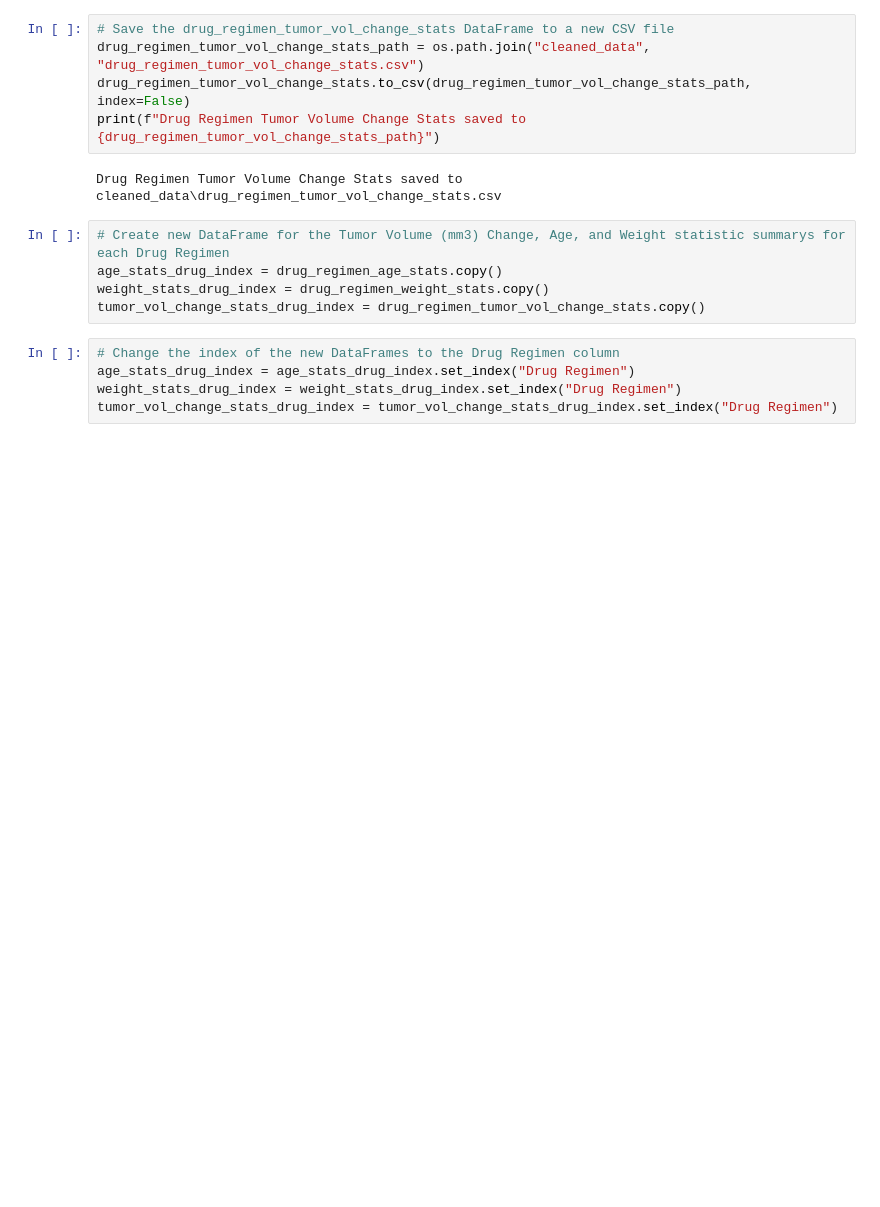
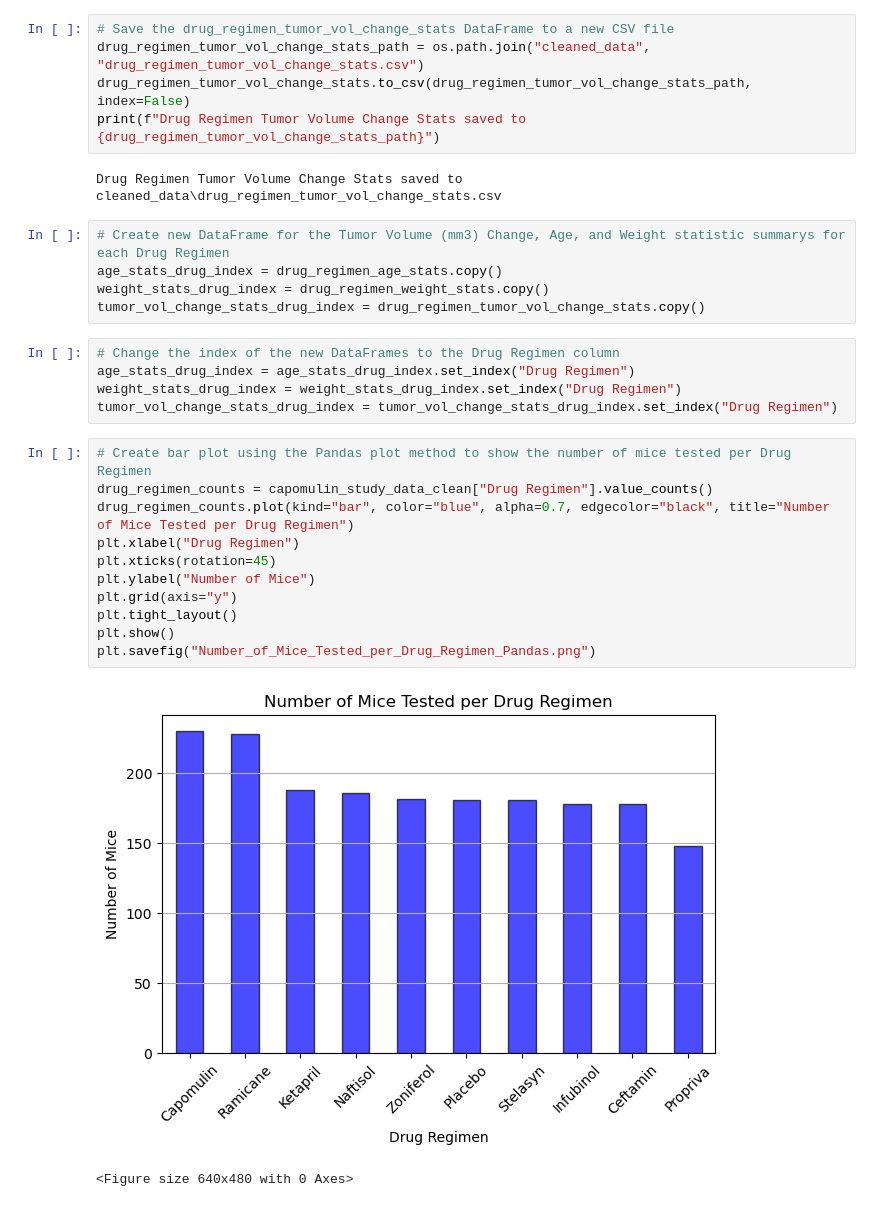
Before and after one commit to Jon-Pierson/pymaceuticals_capomulin_study, a Jupyter notebook: capomulin_data_analysis.ipynb, the cells around one changed output. Saved outputs shown, nothing was run; the diff lists cells and outputs as text; blank space fills up the shorter version.

Commit message:
Made Number of Mice Bar Charts
Made bar charts using the Pandas method and Matplotlib method.

```diff
--- a/capomulin_data_analysis.ipynb
+++ b/capomulin_data_analysis.ipynb
@@ -476,3 +476,17 @@ tumor_vol_change_stats_drug_index = drug_regimen_tumor_vol_change_stats.copy()
 age_stats_drug_index = age_stats_drug_index.set_index("Drug Regimen")
 weight_stats_drug_index = weight_stats_drug_index.set_index("Drug Regimen")
 tumor_vol_change_stats_drug_index = tumor_vol_change_stats_drug_index.set_index("Drug Regimen")
+# %%
+# Create bar plot using the Pandas plot method to show the number of mice tested per Drug Regimen
+drug_regimen_counts = capomulin_study_data_clean["Drug Regimen"].value_counts()
+drug_regimen_counts.plot(kind="bar", color="blue", alpha=0.7, edgecolor="black", title="Number of Mice Tested per Drug Regimen")
+plt.xlabel("Drug Regimen")
+plt.xticks(rotation=45)
+plt.ylabel("Number of Mice")
+plt.grid(axis="y")
+plt.tight_layout()
+plt.show()
+plt.savefig("Number_of_Mice_Tested_per_Drug_Regimen_Pandas.png")
+# %% [output]
+[figure, added]
+<Figure size 640x480 with 0 Axes>
```
Also changed, not shown: parts of 2 cells of this notebook, 4 other files.
